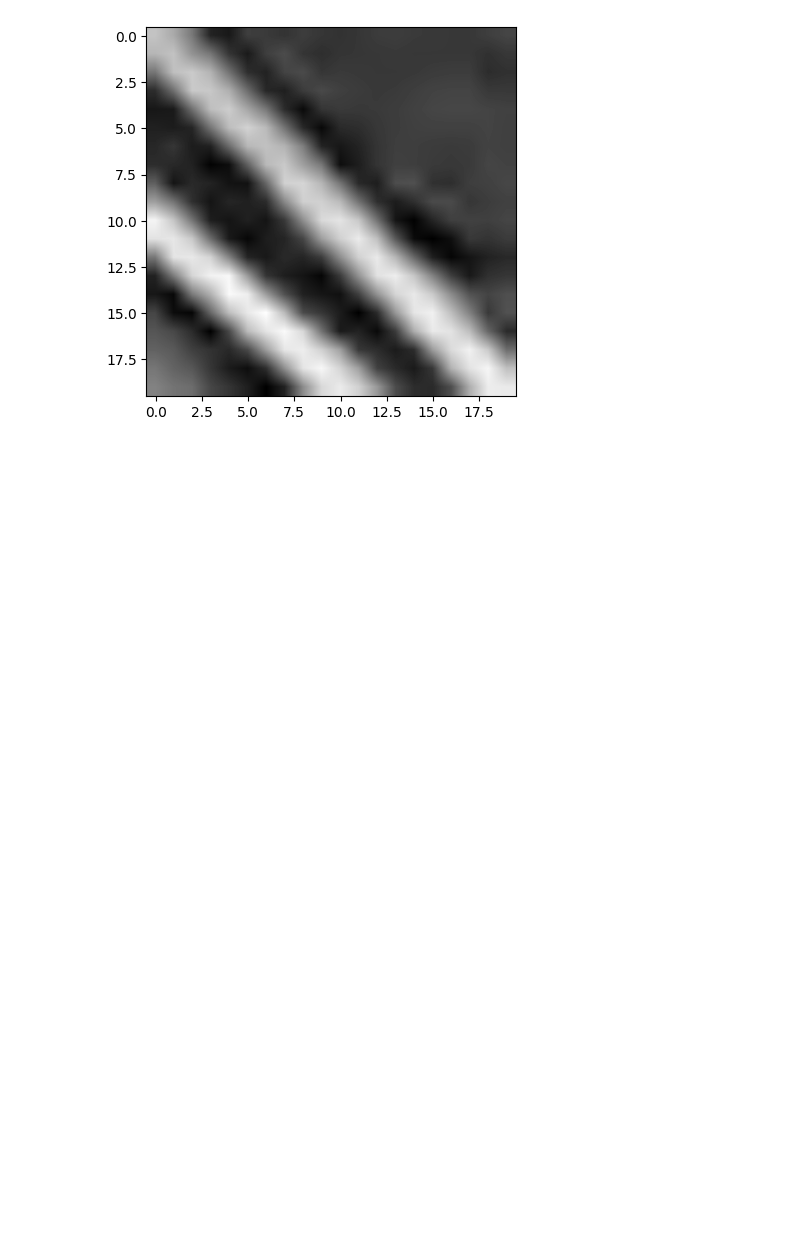
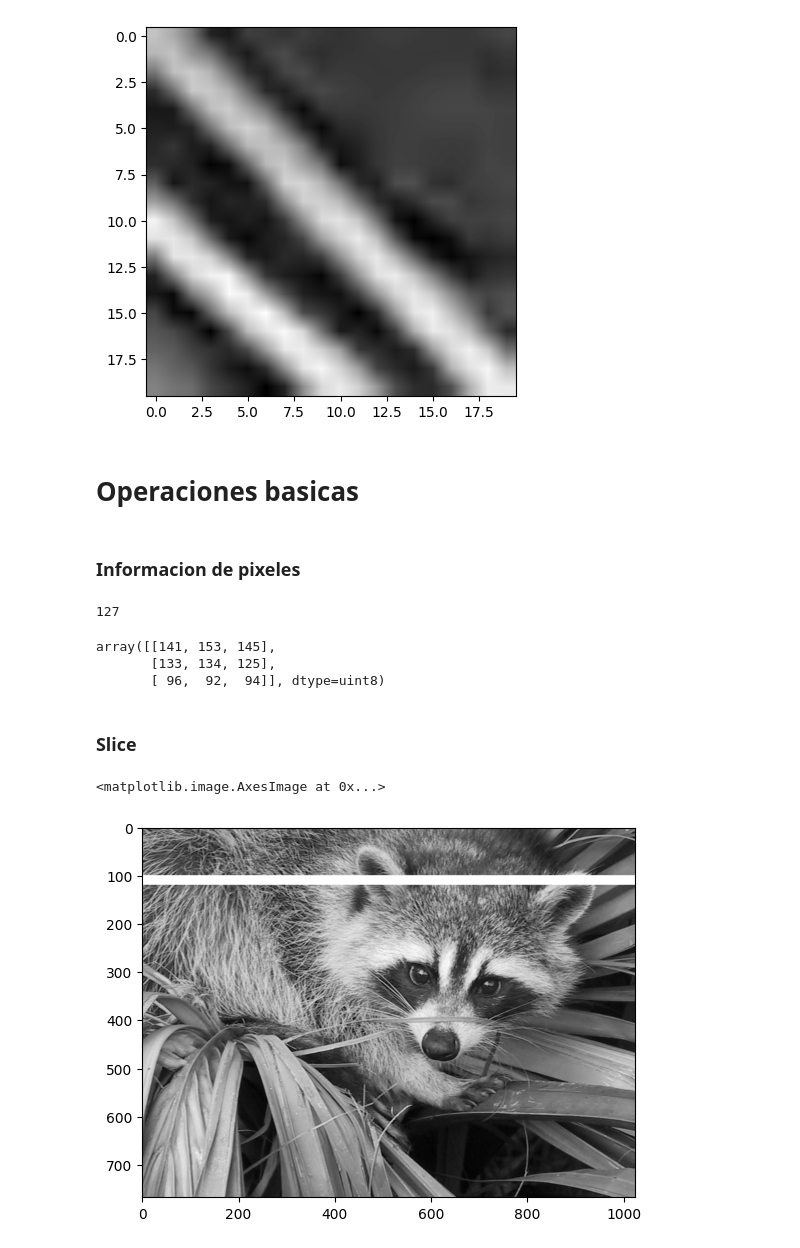
Before and after one commit to Arownsis/Procesamiento-Imagenes, a Jupyter notebook: Manipulacion y procesado con NumPy y SciPy/Notas.ipynb, the cells around one changed output. Cells and saved outputs as stored; diff of their text form; code cells hidden in the pictures; blank space fills up the shorter version.

```diff
--- a/Manipulacion y procesado con NumPy y SciPy/Notas.ipynb
+++ b/Manipulacion y procesado con NumPy y SciPy/Notas.ipynb
@@ -71,3 +75,26 @@ plt.imshow(f[320:340, 510:530], cmap=plt.cm.gray, interpolation='bilinear') #Mos
 # %% [output]
 <matplotlib.image.AxesImage at 0x...>
 [figure]
+# %% [markdown]
+# Operaciones basicas
+# %% [markdown]
+### Informacion de pixeles
+# %%
+face = sp.datasets.face(gray=True)
+face[0, 40] #Obtenemos el valor del pixel en la posicion 0,40
+# %% [output]
+127
+# %%
+face[10:13, 20:23] #Obtenemos los valores de los pixeles en el rango de 10 a 13 y 20 a 23
+# %% [output]
+array([[141, 153, 145],
+       [133, 134, 125],
+       [ 96,  92,  94]], dtype=uint8)
+# %% [markdown]
+### Slice
+# %%
+face[100:120] = 255 #Cambiamos los valores de los pixeles en el rango de 100 a 120 a 255 para que sean blancos
+plt.imshow(face, cmap=plt.cm.gray)
+# %% [output]
+<matplotlib.image.AxesImage at 0x...>
+[figure, added]
```
Also changed, not shown: parts of 6 cells of this notebook, 2 other files.
